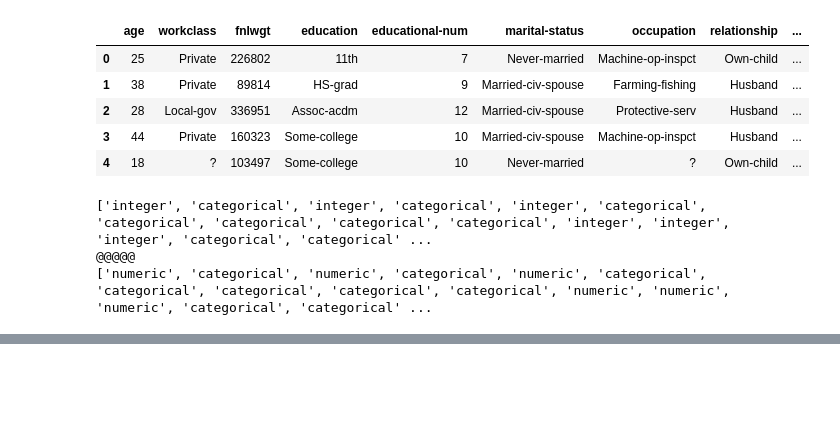
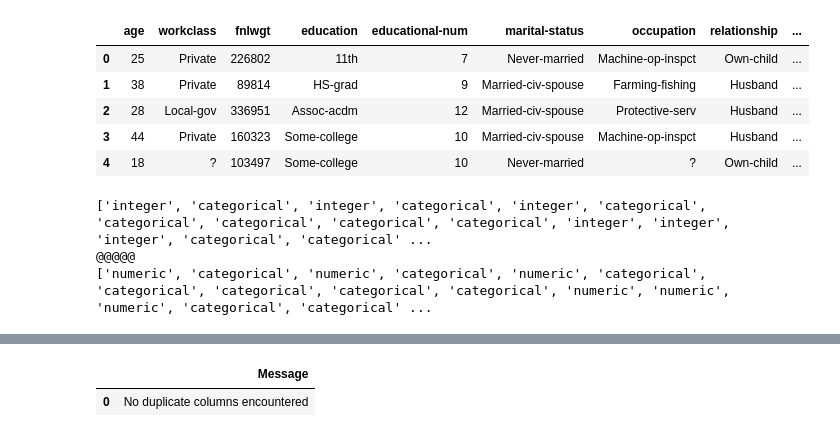
Before and after one commit to Robin66014/DataQualityTool, a Jupyter notebook: testingfile.ipynb, the cells around one changed output, grey strips where cells are left out. Drawn from its saved outputs; the diff is of its cells as text; code cells hidden in the pictures; blank space fills up the shorter version.

```diff
--- a/testingfile.ipynb
+++ b/testingfile.ipynb
@@ -789,0 +1121,33 @@ print(sortinghatinf.get_sortinghat_types(data))
+# %%
+
+# Create example dataframe
+df = pd.DataFrame({
+    'A': [1, 3, 3],
+    'B': [4, 5, 6],
+    'C': [1, 2, 3],
+    'D': [7, 8, 9],
+})
+
+def duplicate_column(df):
+    """"Checks for columns that are exact duplicates """
+    duplicate_cols = []
+    results = []
+    #loop over columns in dataframe and check whether they are duplicates and not already said to be duplicates
+    for col1 in df.columns:
+        for col2 in df.columns:
+            if col1 != col2 and (col2, col1) not in duplicate_cols:
+                if df[col1].equals(df[col2]):
+                    duplicate_cols.append((col1, col2))
+                    results.append({'Column': col1, 'Duplicate Column': col2})
+
+    if duplicate_cols:
+        df_duplicate_columns = pd.DataFrame(results, columns=['Column', 'Duplicate Column'])
+        df_duplicate_columns = dash_datatable_format_fix(df_duplicate_columns)
+        return df_duplicate_columns
+    else:
+        return pd.DataFrame({"Message": ["No duplicate columns encountered"]})
+
+duplicate_column(df)
+# %% [output]
+|  | Message |
+| 0 | No duplicate columns encountered |
```
Also changed, not shown: parts of 13 cells of this notebook, 13 other files.
